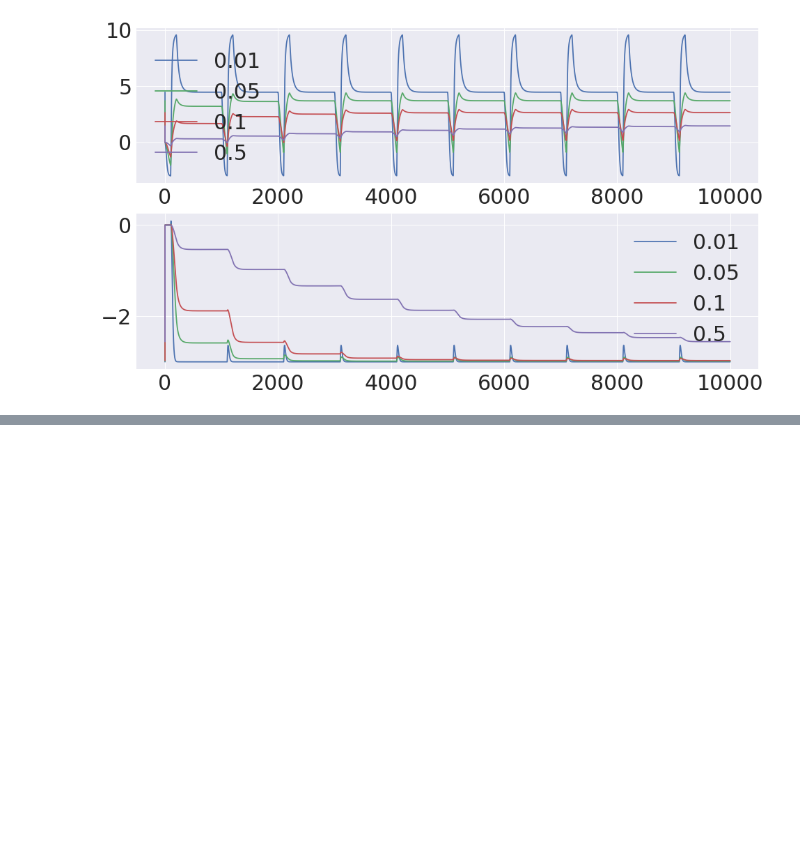
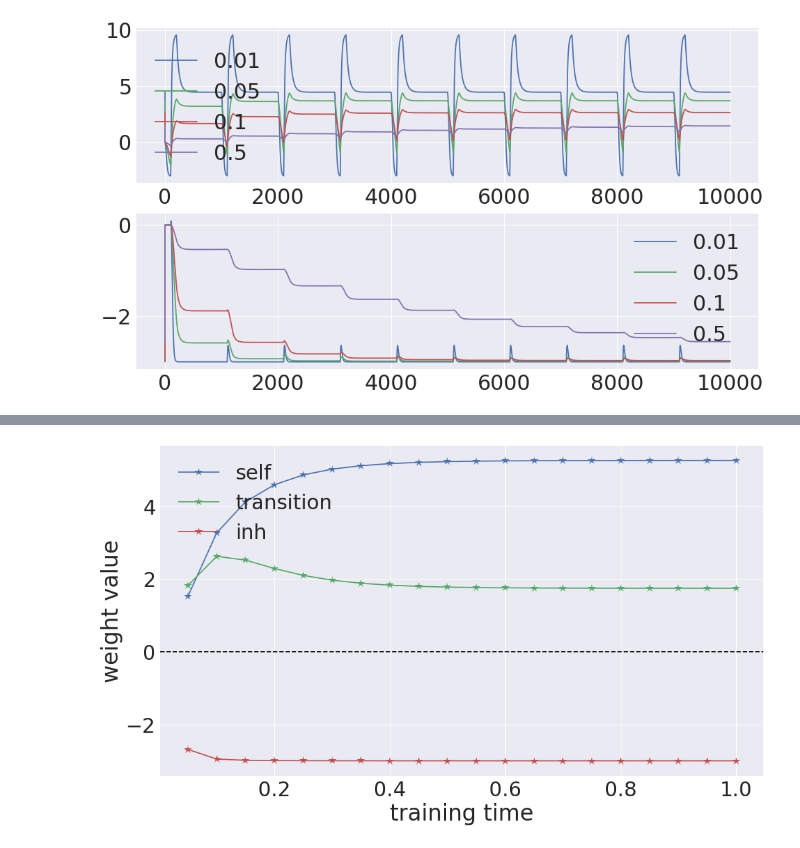
Before and after one commit to h-mayorquin/firing_rate_sequences, a Jupyter notebook: notebooks/2017-11-14(Study of weight evolution).ipynb, the cells around one changed output, grey strips where cells are left out. Drawn from its saved outputs; the diff is of its cells as text; code cells hidden in the pictures; blank space fills up the shorter version.

```diff
--- a/notebooks/2017-11-14(Study of weight evolution).ipynb
+++ b/notebooks/2017-11-14(Study of weight evolution).ipynb
@@ -102,0 +154,44 @@ ax1.legend();
+# %%
+training_times_vector = np.arange(0.050, 1.050, 0.050)
+w_self = []
+w_transition = []
+w_inhition = []
+pattern = 3
+pattern_from = 2
+
+N = 10
+tau_z = 0.050
+tau_z_post = 0.005
+tau_w = 0.100
+
+training_time = 0.100
+inter_sequence_time = 0.000
+dt = 0.001
+sequence1 = [0, 1, 2, 3]
+sequence2 = [4, 5, 6, 7, 8, 9]
+sequences = [sequence1, sequence2]
+
+for training_time in training_times_vector:
+
+    dic = train_network(N, dt, training_time, inter_sequence_time, sequences, tau_z,
+                        tau_z_post, tau_w, epochs=5, max_w=10.0, min_w=-3.0, save_w_history=False)
+
+    w = dic['w']
+    w_self.append(w[pattern, pattern])
+    w_transition.append(w[pattern, pattern_from])
+    w_inhition.append(w[pattern_from, pattern])
+# %%
+fig = plt.figure()
+ax1 = fig.add_subplot(111)
+
+ax1.plot(training_times_vector, w_self, '*-', markersize=13, label='self')
+ax1.plot(training_times_vector, w_transition, '*-', markersize=13, label='transition')
+ax1.plot(training_times_vector, w_inhition, '*-', markersize=13, label='inh')
+
+ax1.axhline(0, ls='--', color='black')
+
+ax1.set_xlabel('training time')
+ax1.set_ylabel('weight value')
+ax1.legend();
+# %% [output]
+[figure, added]
```
Also changed, not shown: parts of 3 cells of this notebook, 1 other file.
